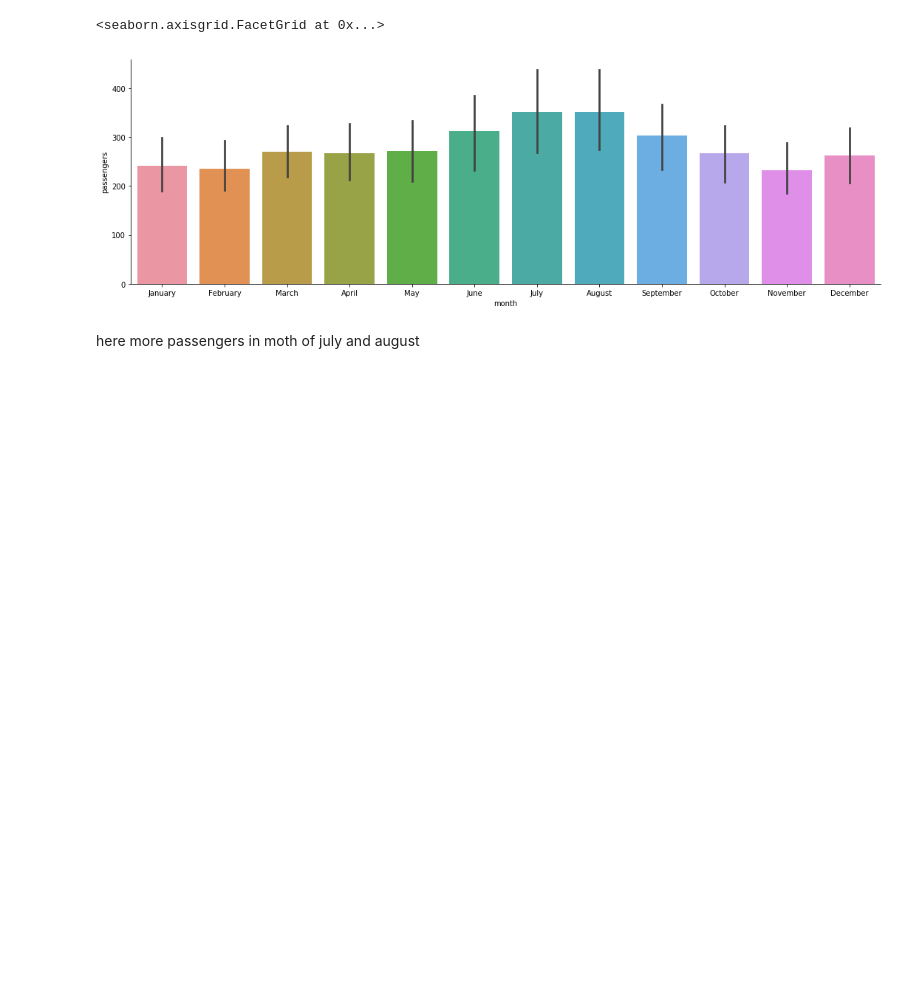
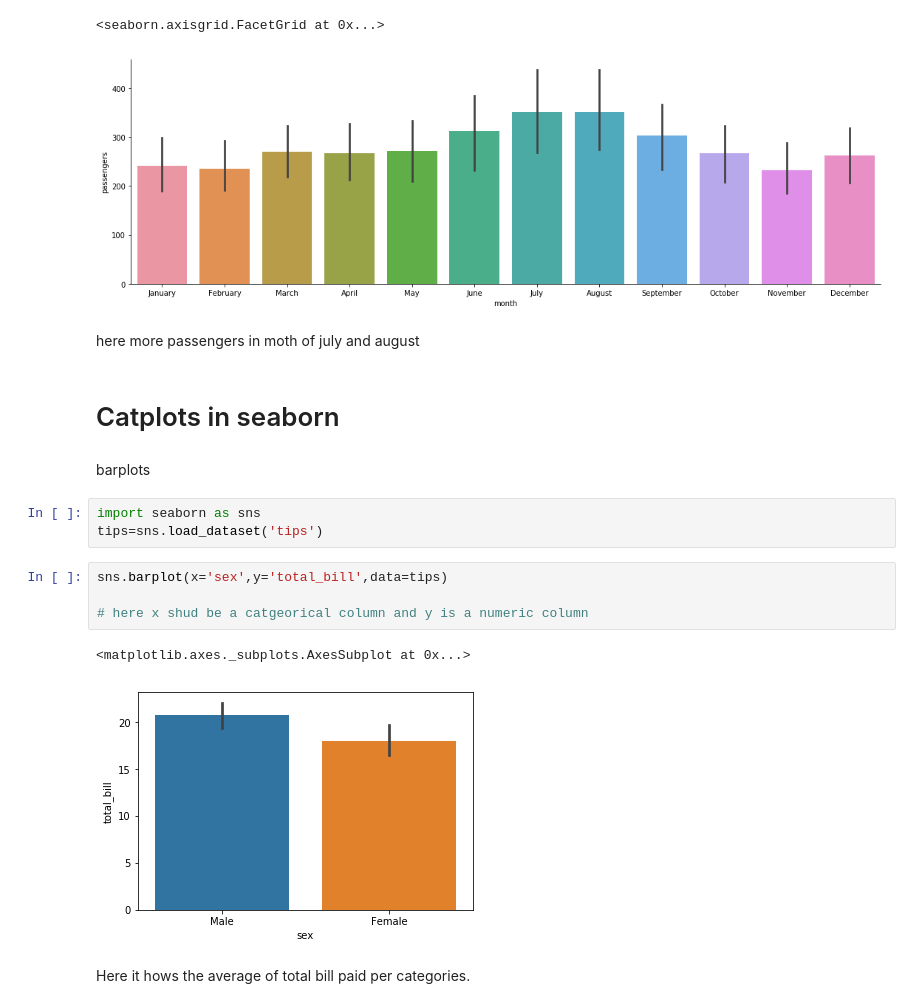
Before and after one commit to jisshub/ML-Bootcamp, a Jupyter notebook: seaborn_basics.ipynb, the cells around one changed output. Saved outputs shown, nothing was run; the diff lists cells and outputs as text; blank space fills up the shorter version.

```diff
--- a/seaborn_basics.ipynb
+++ b/seaborn_basics.ipynb
@@ -409,3 +409,19 @@ sns.catplot(x='month',y='passengers',data=flights_df,kind='bar',aspect=3)
 [figure]
 # %% [markdown]
 here more passengers in moth of july and august
+# %% [markdown]
+# Catplots in seaborn
+# %% [markdown]
+barplots
+# %%
+import seaborn as sns
+tips=sns.load_dataset('tips')
+# %%
+sns.barplot(x='sex',y='total_bill',data=tips)
+
+# here x shud be a catgeorical column and y is a numeric column
+# %% [output]
+<matplotlib.axes._subplots.AxesSubplot at 0x...>
+[figure, added]
+# %% [markdown]
+Here it hows the average of total bill paid per categories.
```
Also changed, not shown: parts of 22 cells of this notebook.
